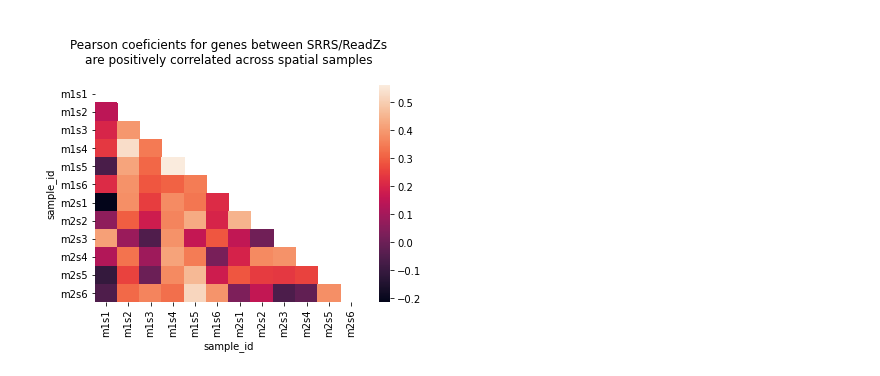
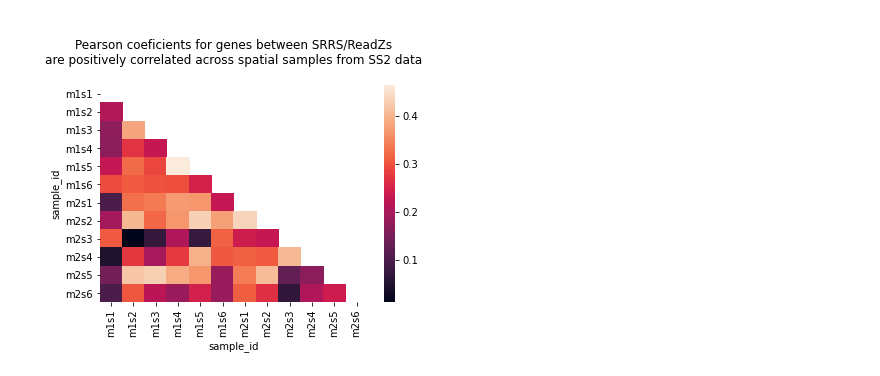
Before and after one commit to salzman-lab/SPRAWL, a Jupyter notebook: analysis/peripheral_readzs_srrs_gene_level_correlations.ipynb, the cells around one changed output. Cells and saved outputs as stored; diff of their text form; code cells hidden in the pictures.

Commit message:
ReadZs vs SRRS 10X peripheral analysis updates

```diff
--- a/analysis/peripheral_readzs_srrs_gene_level_correlations.ipynb
+++ b/analysis/peripheral_readzs_srrs_gene_level_correlations.ipynb
@@ -12,0 +188,26 @@ from scipy import stats
+# %%
+#all data on single plot
+
+#pdf = matplotlib.backends.backend_pdf.PdfPages("significant_srrs_10X_readzs_correlations_by_mouse.pdf")
+
+for gene,g in sig_gene_sample_ontology_df.groupby('gene'):
+    g['readzs_mouse'] = g['readzs_mouse'].astype(str)
+
+    sns.relplot(
+        x = 'median_z_scaled',
+        y = 'med_score',
+        hue = 'ontology',
+        size = 'merfish_mouse',
+        style = 'readzs_mouse',
+        data = g,
+    )
+    #plt.legend(bbox_to_anchor=(1.05, 1), loc=2, borderaxespad=0.)
+    plt.xlabel('ReadZs median z-score')
+    plt.ylabel('SRRS median periphery score')
+    plt.title('{}'.format(gene))
+    #plt.tight_layout()
+    plt.show()
+    #pdf.savefig(bbox_inches='tight')
+    plt.close()
+
+#pdf.close()
@@ -13,12 +225,12 @@ from scipy import stats
 # %%
-#input is from the gene_cell table, grouped on ontologies matching 10Xv3 dataset
+#input is from the gene_cell table, grouped on ontologies matching SS2 dataset
 #script is in ../analysis/mop_peripheral_to_rz_gene_annots.py
 #also filtered:
 #1. Dropped gene/cells which have fewer than 5 gene spots of interest
 #2. Dropped gene/cell-type/samples with fewer than 20 cells
 
-mop_df = pd.read_csv('../outputs/gene_ontology/MOp_periphal_ReadZs_gene_ontology.csv')
-mop_df
+mop_ss2_df = pd.read_csv('../outputs/gene_ontology/MOp_periphal_ReadZs_SS2_gene_ontology.csv')
+mop_ss2_df
 # %% [output]
 |  | sample_id | gene | ontology | num_cells | med_gene_spots | med_spots | med_score | score_sum | var_sum | ... |
 | 0 | m1s1 | Acta2 | L2/3 IT | 397 | 6.0 | 611.0 | 0.087413 | 26.992258 | 46.958252 | ... |
@@ -36,6 +248,5 @@ mop_df
 # %%
-#read in the 10X ReadZs gene-level dataset
-rz_10x = pd.read_csv('../outputs/readzs/gene_level/MOp_10Xv3.csv')
-rz_10x.head()
+rz_ss2 = pd.read_csv('../outputs/readzs/gene_level/MOp_SS2.csv')
+rz_ss2.head()
 # %% [output]
 |  | gene | window | ontology | sum_counts_per_window_per_ont | med_counts_per_window_per_ont | median_z_scaled | chi2_p_val | ... |
@@ -47,6 +258,6 @@ rz_10x.head()
 # %%
 #merge the SRRS and ReadZs
-m = mop_df.merge(rz_10x, on=['gene','ontology'])
+m = mop_ss2_df.merge(rz_ss2, on=['gene','ontology'])
 m.head()
 # %% [output]
 |  | sample_id | gene | ontology | num_cells | med_gene_spots | med_spots | med_score | score_sum | var_sum | ... |
@@ -118,23 +328,23 @@ corr_df[corr_df['significant']]
 # %%
 hm_df = corr_df.pivot(
     index='gene',
     columns='sample_id',
     values='pearson_r',
 ).corr()
 mask = np.zeros_like(hm_df)
 mask[np.triu_indices_from(mask)] = True
 
 sns.heatmap(
     hm_df,
     mask=mask,
 )
 plt.title(
 """
 Pearson coeficients for genes between SRRS/ReadZs
-are positively correlated across spatial samples
+are positively correlated across spatial samples from SS2 data
 """
 )
 plt.show()
 plt.close()
 # %% [output]
-[figure, old version]
+[figure, new version]
```
Also changed, not shown: parts of 25 cells of this notebook, 15 other files.
